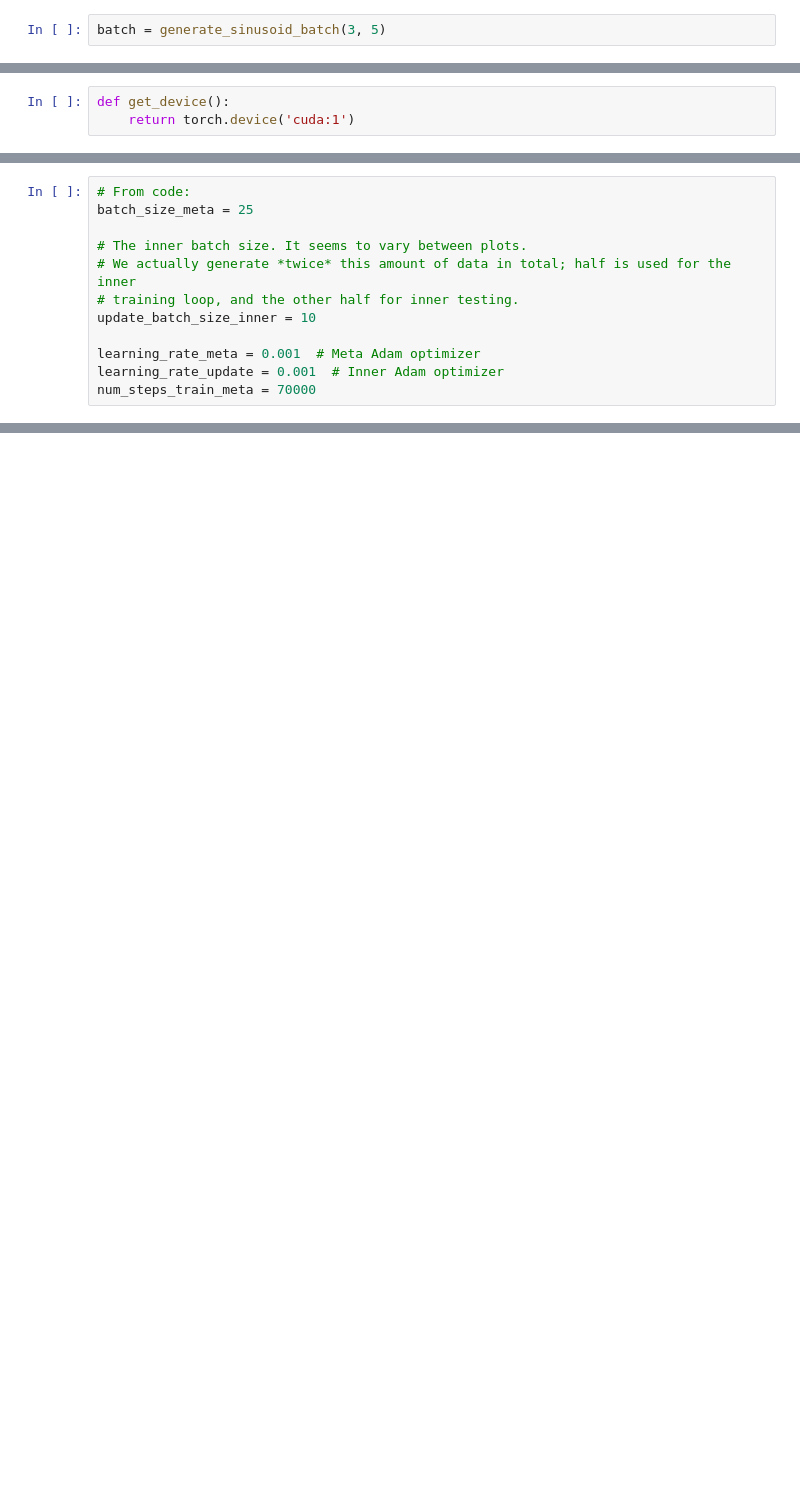
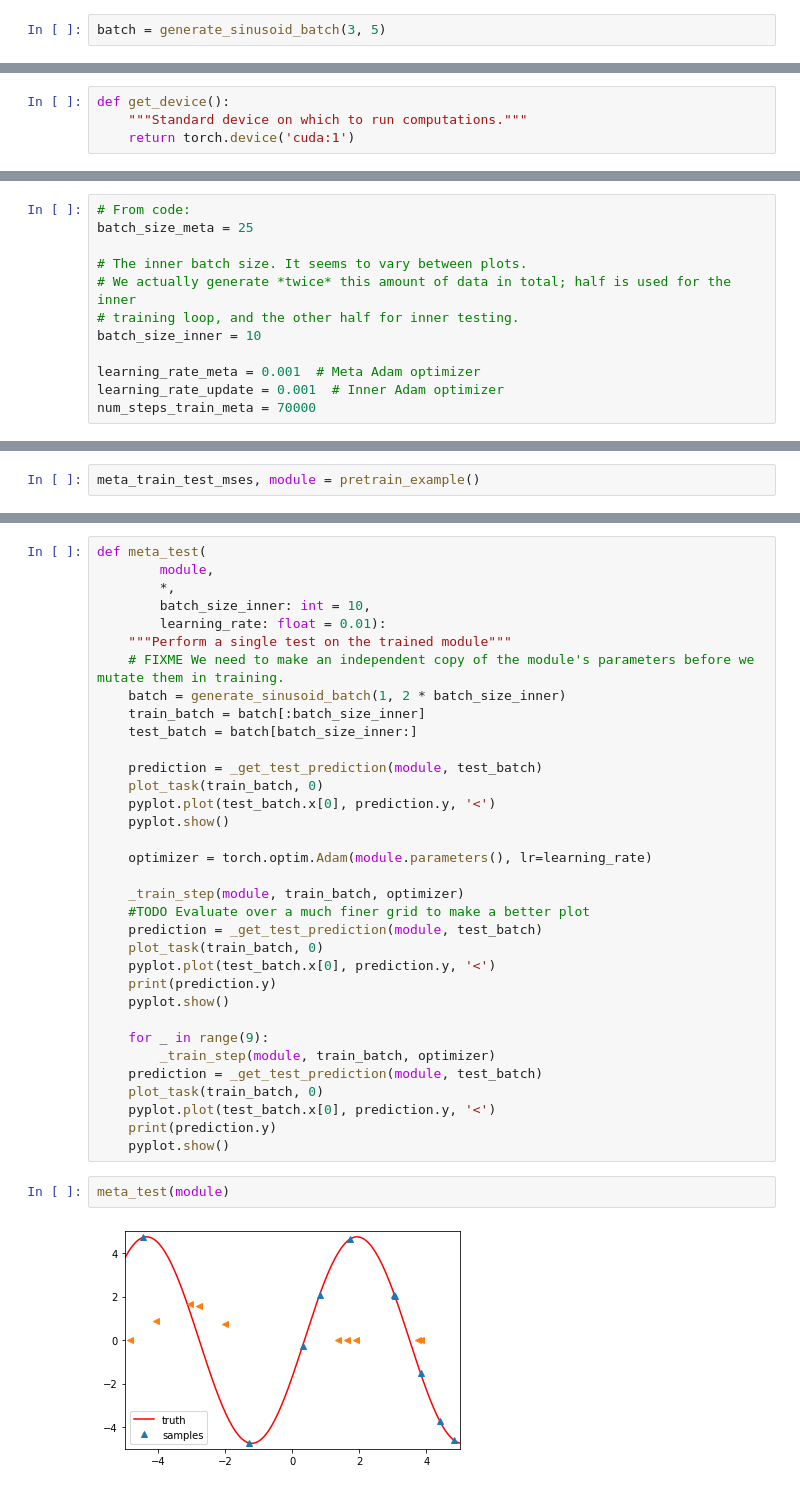
Before and after one commit to tpgillam/meta_learning, a Jupyter notebook: sinusoid.ipynb, the cells around one changed output, grey strips where cells are left out. Cells and saved outputs as stored; diff of their text form; blank space fills up the shorter version.

Commit message:
Some more progress towards evaluating pretrained baseline

```diff
--- a/sinusoid.ipynb
+++ b/sinusoid.ipynb
@@ -107,4 +126,5 @@ class SinusoidalRegressor(torch.nn.Module):
         return x
 # %%
 def get_device():
+    """Standard device on which to run computations."""
     return torch.device('cuda:1')
@@ -184,7 +135,7 @@ batch_size_meta = 25
 # The inner batch size. It seems to vary between plots.
 # We actually generate *twice* this amount of data in total; half is used for the inner
 # training loop, and the other half for inner testing.
-update_batch_size_inner = 10
+batch_size_inner = 10
 
 learning_rate_meta = 0.001  # Meta Adam optimizer
 learning_rate_update = 0.001  # Inner Adam optimizer
@@ -191,0 +245,2 @@ num_steps_train_meta = 70000
+# %%
+meta_train_test_mses, module = pretrain_example()
@@ -191,0 +249,38 @@ num_steps_train_meta = 70000
+# %%
+def meta_test(
+        module,
+        *,
+        batch_size_inner: int = 10,
+        learning_rate: float = 0.01):
+    """Perform a single test on the trained module"""
+    # FIXME We need to make an independent copy of the module's parameters before we mutate them in training.
+    batch = generate_sinusoid_batch(1, 2 * batch_size_inner)
+    train_batch = batch[:batch_size_inner]
+    test_batch = batch[batch_size_inner:]
+
+    prediction = _get_test_prediction(module, test_batch)
+    plot_task(train_batch, 0)
+    pyplot.plot(test_batch.x[0], prediction.y, '<')
+    pyplot.show()
+
+    optimizer = torch.optim.Adam(module.parameters(), lr=learning_rate)
+
+    _train_step(module, train_batch, optimizer)
+    #TODO Evaluate over a much finer grid to make a better plot
+    prediction = _get_test_prediction(module, test_batch)
+    plot_task(train_batch, 0)
+    pyplot.plot(test_batch.x[0], prediction.y, '<')
+    print(prediction.y)
+    pyplot.show()
+
+    for _ in range(9):
+        _train_step(module, train_batch, optimizer)
+    prediction = _get_test_prediction(module, test_batch)
+    plot_task(train_batch, 0)
+    pyplot.plot(test_batch.x[0], prediction.y, '<')
+    print(prediction.y)
+    pyplot.show()
+# %%
+meta_test(module)
+# %% [output]
+[figure, added]
```
Also changed, not shown: parts of 11 cells of this notebook, 1 other file.
